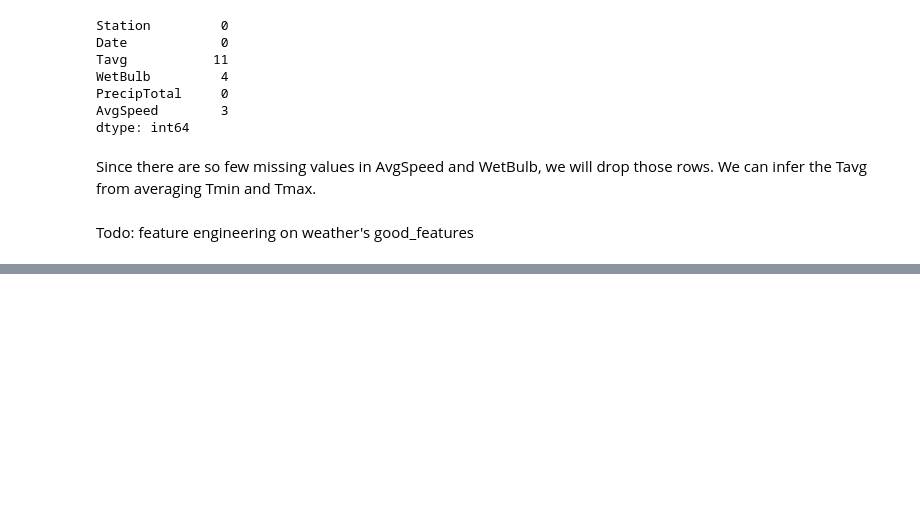
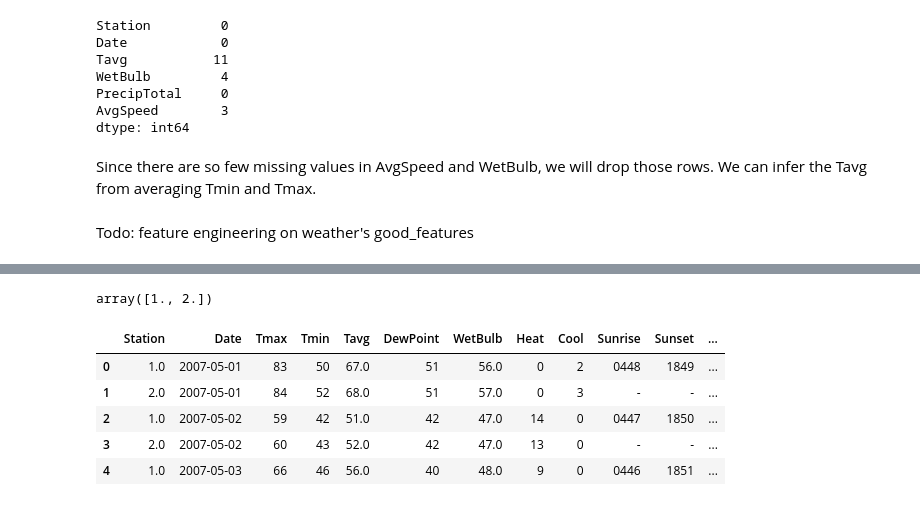
Before and after one commit to jphampton/west-nile, a Jupyter notebook: Cleaning.ipynb, the cells around one changed output, grey strips where cells are left out. Saved outputs shown, nothing was run; the diff lists cells and outputs as text; code cells hidden in the pictures; blank space fills up the shorter version.

```diff
--- a/Cleaning.ipynb
+++ b/Cleaning.ipynb
@@ -151,0 +163,17 @@ Todo: feature engineering on weather's good_features
+# %%
+weather['Station'].unique()
+# %% [output]
+array([1., 2.])
+# %%
+weather['latitude'] = weather['Station'].map(lambda x: 41.995 if x == 1.0 else 41.786)
+
+weather['longitude'] = weather['Station'].map(lambda x: -87.933 if x==1.0 else -87.752)
+# %%
+weather.head()
+# %% [output]
+|  | Station | Date | Tmax | Tmin | Tavg | DewPoint | WetBulb | Heat | Cool | Sunrise | Sunset | ... |
+| 0 | 1.0 | 2007-05-01 | 83 | 50 | 67.0 | 51 | 56.0 | 0 | 2 | 0448 | 1849 | ... |
+| 1 | 2.0 | 2007-05-01 | 84 | 52 | 68.0 | 51 | 57.0 | 0 | 3 | - | - | ... |
+| 2 | 1.0 | 2007-05-02 | 59 | 42 | 51.0 | 42 | 47.0 | 14 | 0 | 0447 | 1850 | ... |
+| 3 | 2.0 | 2007-05-02 | 60 | 43 | 52.0 | 42 | 47.0 | 13 | 0 | - | - | ... |
+| 4 | 1.0 | 2007-05-03 | 66 | 46 | 56.0 | 40 | 48.0 | 9 | 0 | 0446 | 1851 | ... |
```
Also changed, not shown: parts of 15 cells of this notebook.
